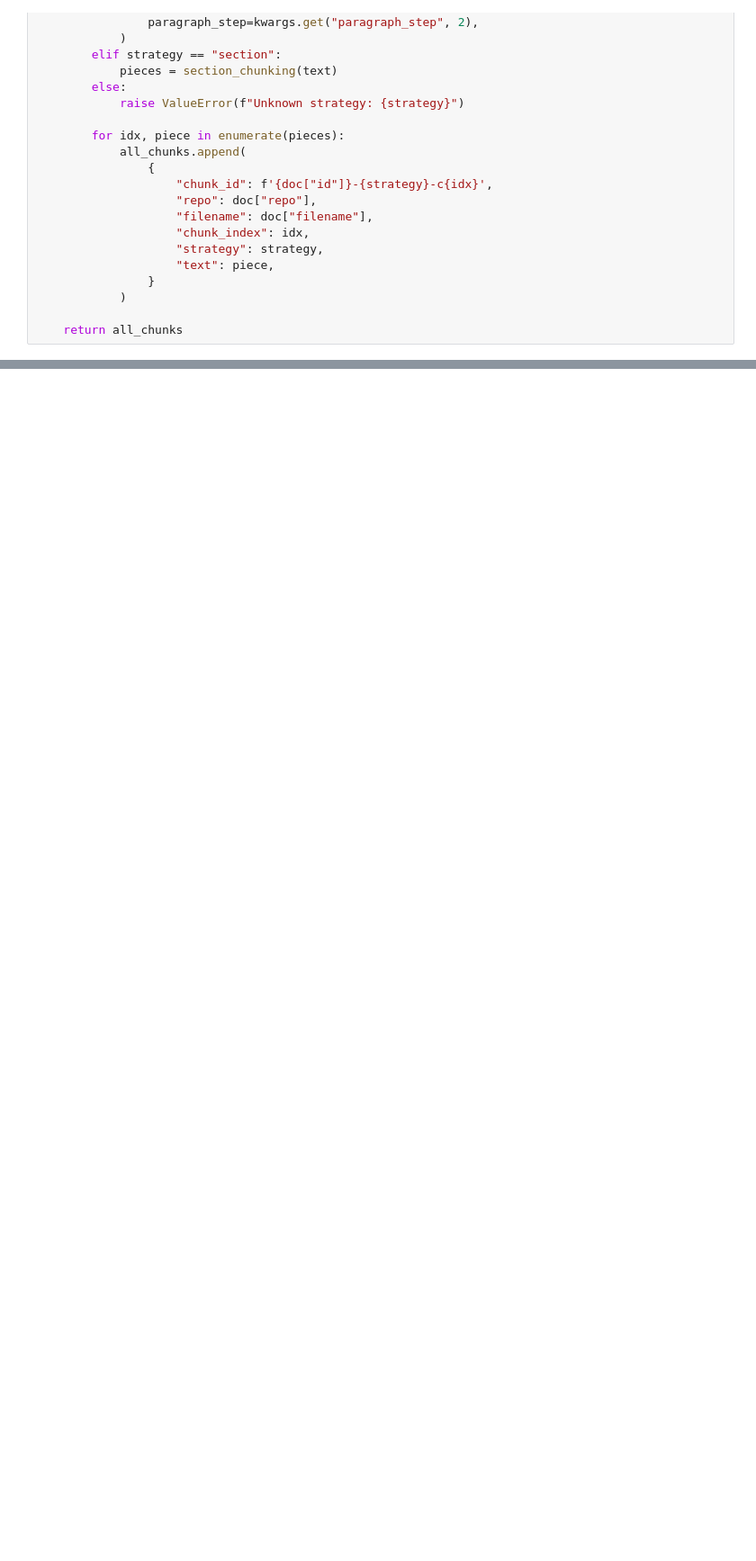
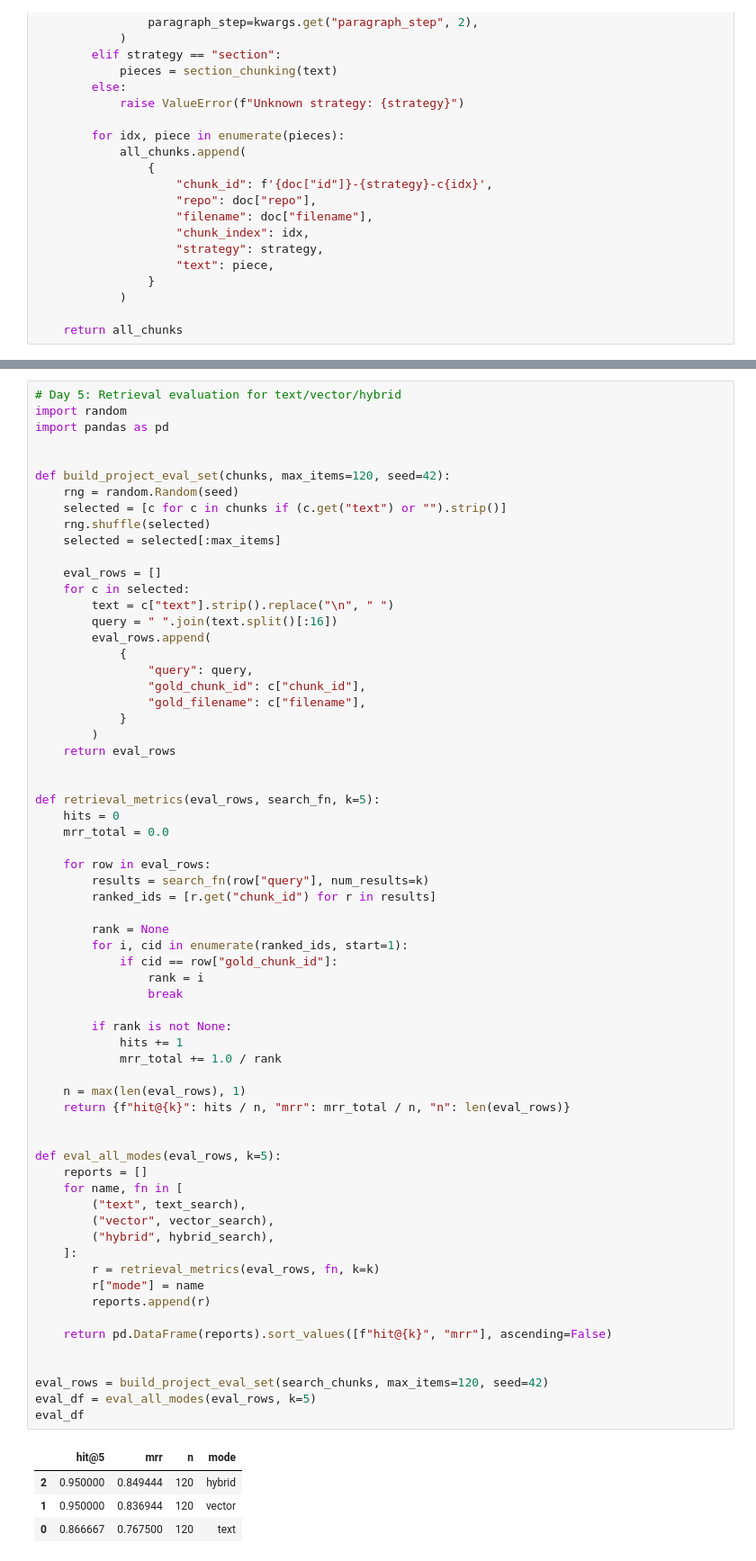
Before and after one commit to nevin7771/ai-hero, a Jupyter notebook: project/project.ipynb, the cells around one changed output, grey strips where cells are left out. Shown at 90% size. Saved outputs shown, nothing was run; the diff lists cells and outputs as text; blank space fills up the shorter version.

```diff
--- a/project/project.ipynb
+++ b/project/project.ipynb
@@ -550,0 +665,70 @@ print(result.output)
+# %%
+# Day 5: Retrieval evaluation for text/vector/hybrid
+import random
+import pandas as pd
+
+
+def build_project_eval_set(chunks, max_items=120, seed=42):
+    rng = random.Random(seed)
+    selected = [c for c in chunks if (c.get("text") or "").strip()]
+    rng.shuffle(selected)
+    selected = selected[:max_items]
+
+    eval_rows = []
+    for c in selected:
+        text = c["text"].strip().replace("\n", " ")
+        query = " ".join(text.split()[:16])
+        eval_rows.append(
+            {
+                "query": query,
+                "gold_chunk_id": c["chunk_id"],
+                "gold_filename": c["filename"],
+            }
+        )
+    return eval_rows
+
+
+def retrieval_metrics(eval_rows, search_fn, k=5):
+    hits = 0
+    mrr_total = 0.0
+
+    for row in eval_rows:
+        results = search_fn(row["query"], num_results=k)
+        ranked_ids = [r.get("chunk_id") for r in results]
+
+        rank = None
+        for i, cid in enumerate(ranked_ids, start=1):
+            if cid == row["gold_chunk_id"]:
+                rank = i
+                break
+
+        if rank is not None:
+            hits += 1
+            mrr_total += 1.0 / rank
+
+    n = max(len(eval_rows), 1)
+    return {f"hit@{k}": hits / n, "mrr": mrr_total / n, "n": len(eval_rows)}
+
+
+def eval_all_modes(eval_rows, k=5):
+    reports = []
+    for name, fn in [
+        ("text", text_search),
+        ("vector", vector_search),
+        ("hybrid", hybrid_search),
+    ]:
+        r = retrieval_metrics(eval_rows, fn, k=k)
+        r["mode"] = name
+        reports.append(r)
+
+    return pd.DataFrame(reports).sort_values([f"hit@{k}", "mrr"], ascending=False)
+
+
+eval_rows = build_project_eval_set(search_chunks, max_items=120, seed=42)
+eval_df = eval_all_modes(eval_rows, k=5)
+eval_df
+# %% [output]
+|  | hit@5 | mrr | n | mode |
+| 2 | 0.950000 | 0.849444 | 120 | hybrid |
+| 1 | 0.950000 | 0.836944 | 120 | vector |
+| 0 | 0.866667 | 0.767500 | 120 | text |
```
Also changed, not shown: parts of 15 cells of this notebook, 7 other files.
